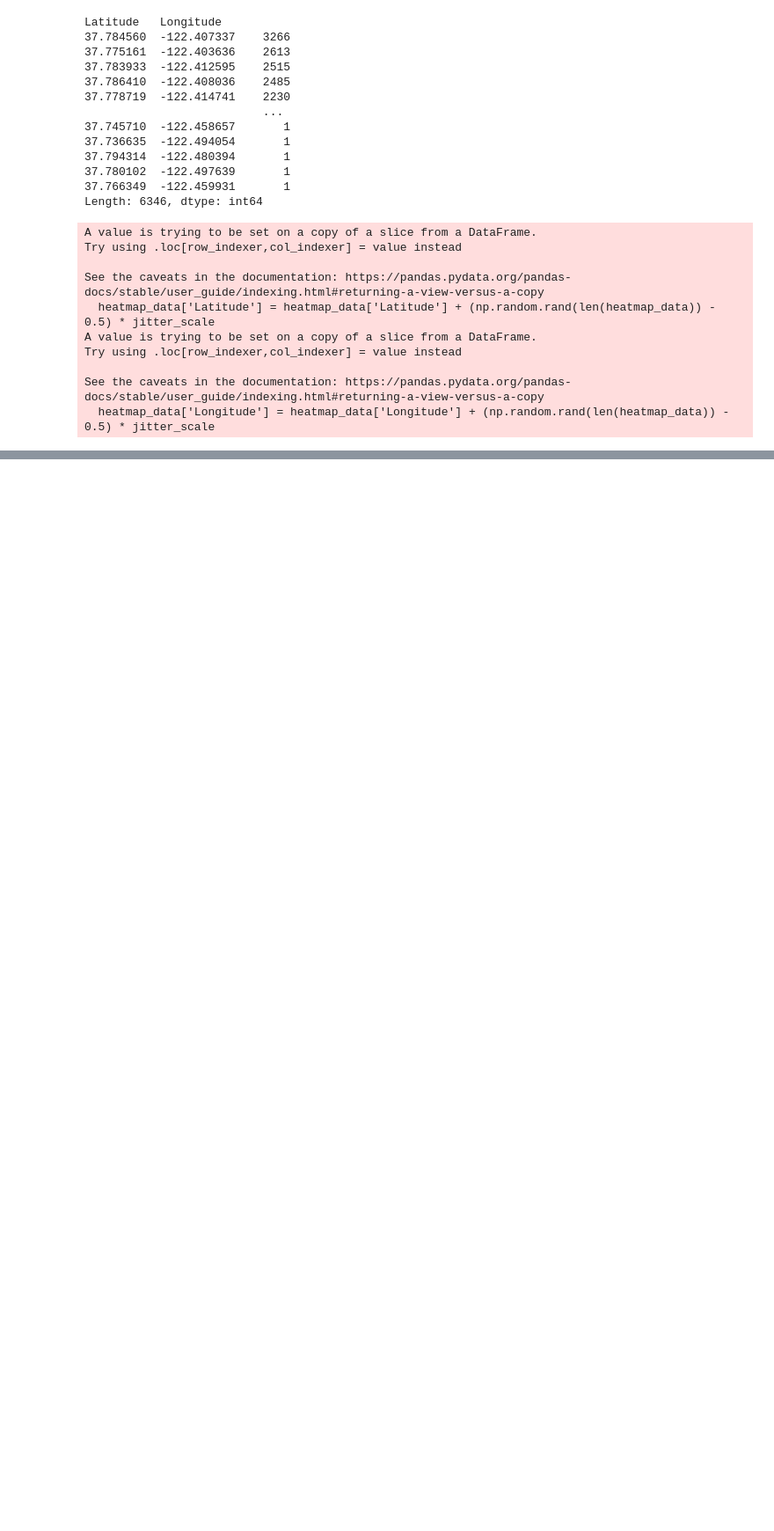
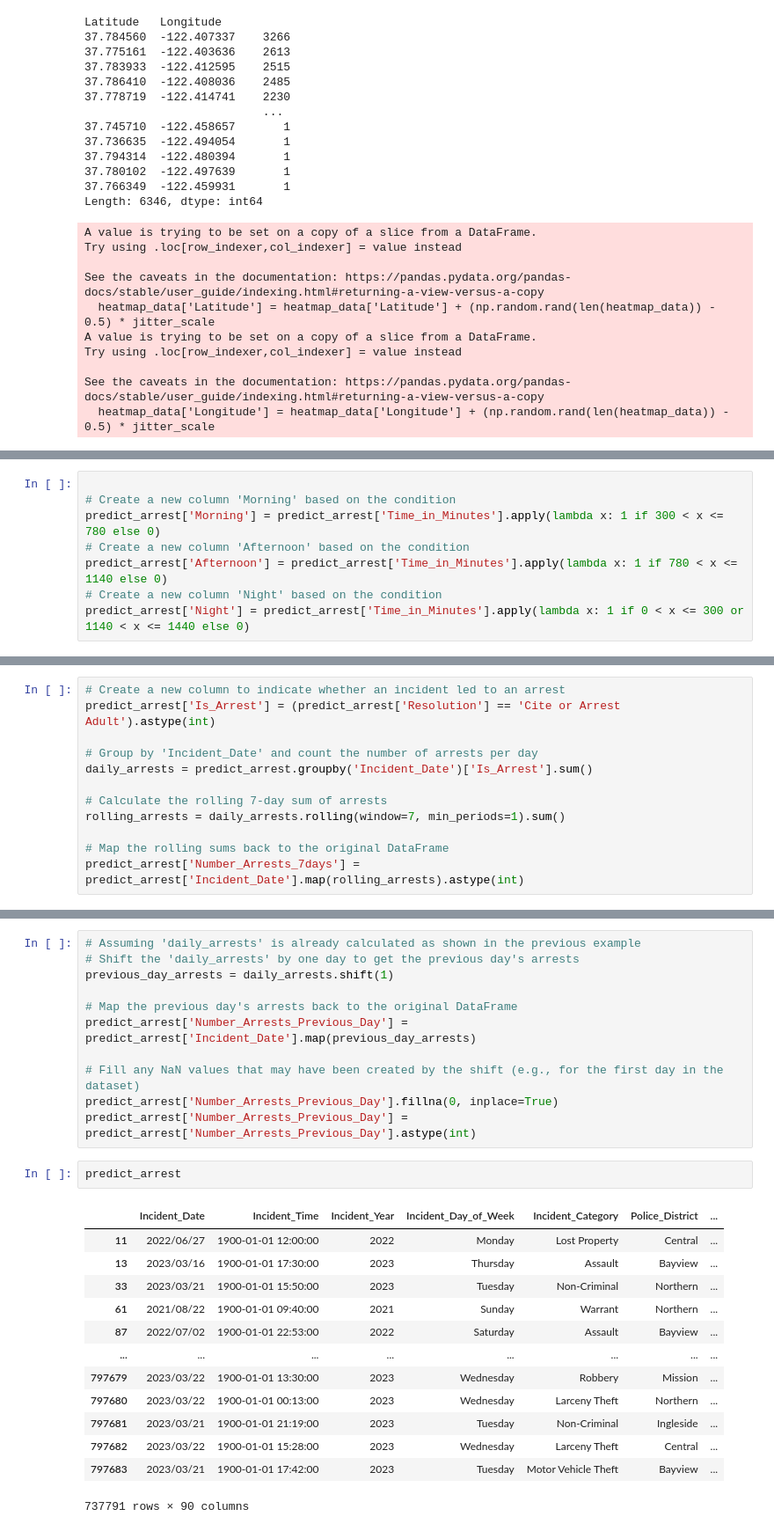
Before and after one commit to mvoutov/ieor142-ml, a Jupyter notebook: CrimePredict.ipynb, the cells around one changed output, grey strips where cells are left out. Shown at 88% size. Drawn from its saved outputs; the diff is of its cells as text; blank space fills up the shorter version.

```diff
--- a/CrimePredict.ipynb
+++ b/CrimePredict.ipynb
@@ -787,0 +989,8 @@ See the caveats in the documentation: https://pandas.pydata.org/pandas-docs/stab
+# %%
+
+# Create a new column 'Morning' based on the condition
+predict_arrest['Morning'] = predict_arrest['Time_in_Minutes'].apply(lambda x: 1 if 300 < x <= 780 else 0)
+# Create a new column 'Afternoon' based on the condition
+predict_arrest['Afternoon'] = predict_arrest['Time_in_Minutes'].apply(lambda x: 1 if 780 < x <= 1140 else 0)
+# Create a new column 'Night' based on the condition
+predict_arrest['Night'] = predict_arrest['Time_in_Minutes'].apply(lambda x: 1 if 0 < x <= 300 or 1140 < x <= 1440 else 0)
@@ -787,0 +999,12 @@ See the caveats in the documentation: https://pandas.pydata.org/pandas-docs/stab
+# %%
+# Create a new column to indicate whether an incident led to an arrest
+predict_arrest['Is_Arrest'] = (predict_arrest['Resolution'] == 'Cite or Arrest Adult').astype(int)
+
+# Group by 'Incident_Date' and count the number of arrests per day
+daily_arrests = predict_arrest.groupby('Incident_Date')['Is_Arrest'].sum()
+
+# Calculate the rolling 7-day sum of arrests
+rolling_arrests = daily_arrests.rolling(window=7, min_periods=1).sum()
+
+# Map the rolling sums back to the original DataFrame
+predict_arrest['Number_Arrests_7days'] = predict_arrest['Incident_Date'].map(rolling_arrests).astype(int)
@@ -787,0 +1013,27 @@ See the caveats in the documentation: https://pandas.pydata.org/pandas-docs/stab
+# %%
+# Assuming 'daily_arrests' is already calculated as shown in the previous example
+# Shift the 'daily_arrests' by one day to get the previous day's arrests
+previous_day_arrests = daily_arrests.shift(1)
+
+# Map the previous day's arrests back to the original DataFrame
+predict_arrest['Number_Arrests_Previous_Day'] = predict_arrest['Incident_Date'].map(previous_day_arrests)
+
+# Fill any NaN values that may have been created by the shift (e.g., for the first day in the dataset)
+predict_arrest['Number_Arrests_Previous_Day'].fillna(0, inplace=True)
+predict_arrest['Number_Arrests_Previous_Day'] = predict_arrest['Number_Arrests_Previous_Day'].astype(int)
+# %%
+predict_arrest
+# %% [output]
+|  | Incident_Date | Incident_Time | Incident_Year | Incident_Day_of_Week | Incident_Category | Police_District | ... |
+| 11 | 2022/06/27 | 1900-01-01 12:00:00 | 2022 | Monday | Lost Property | Central | ... |
+| 13 | 2023/03/16 | 1900-01-01 17:30:00 | 2023 | Thursday | Assault | Bayview | ... |
+| 33 | 2023/03/21 | 1900-01-01 15:50:00 | 2023 | Tuesday | Non-Criminal | Northern | ... |
+| 61 | 2021/08/22 | 1900-01-01 09:40:00 | 2021 | Sunday | Warrant | Northern | ... |
+| 87 | 2022/07/02 | 1900-01-01 22:53:00 | 2022 | Saturday | Assault | Bayview | ... |
+| ... | ... | ... | ... | ... | ... | ... | ... |
+| 797679 | 2023/03/22 | 1900-01-01 13:30:00 | 2023 | Wednesday | Robbery | Mission | ... |
+| 797680 | 2023/03/22 | 1900-01-01 00:13:00 | 2023 | Wednesday | Larceny Theft | Northern | ... |
+| 797681 | 2023/03/21 | 1900-01-01 21:19:00 | 2023 | Tuesday | Non-Criminal | Ingleside | ... |
+| 797682 | 2023/03/22 | 1900-01-01 15:28:00 | 2023 | Wednesday | Larceny Theft | Central | ... |
+| 797683 | 2023/03/21 | 1900-01-01 17:42:00 | 2023 | Tuesday | Motor Vehicle Theft | Bayview | ... |
+737791 rows × 90 columns
```
Also changed, not shown: parts of 24 cells of this notebook, 1 other file.
